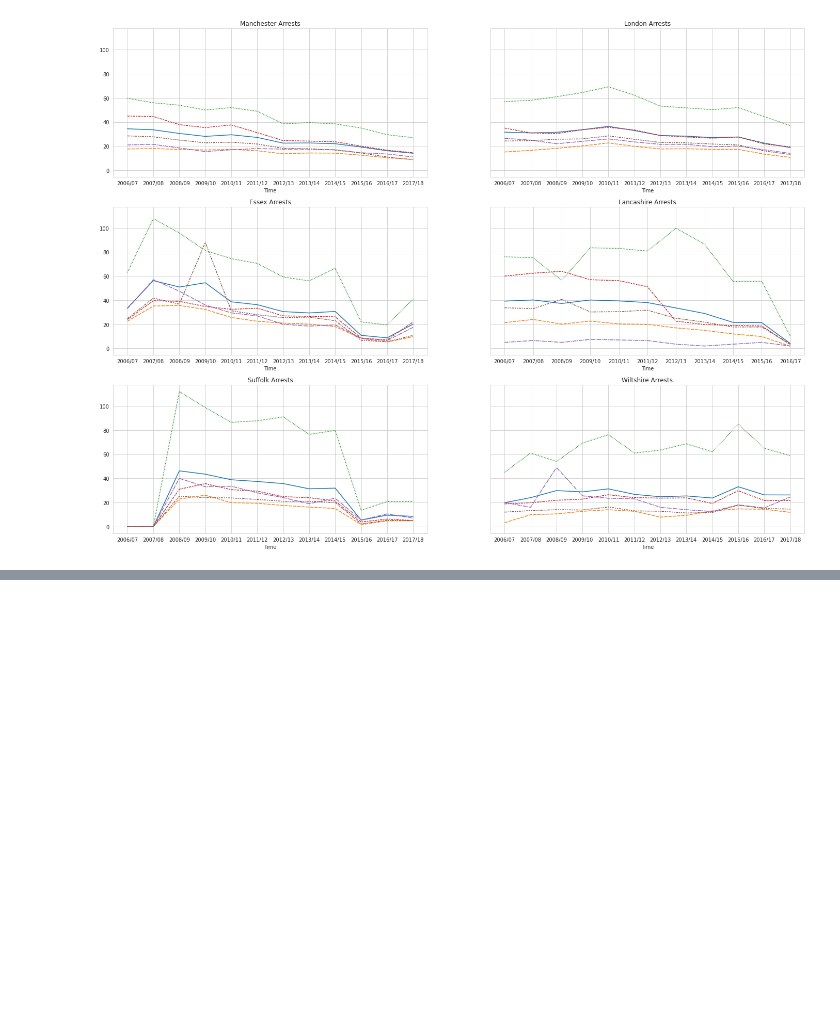
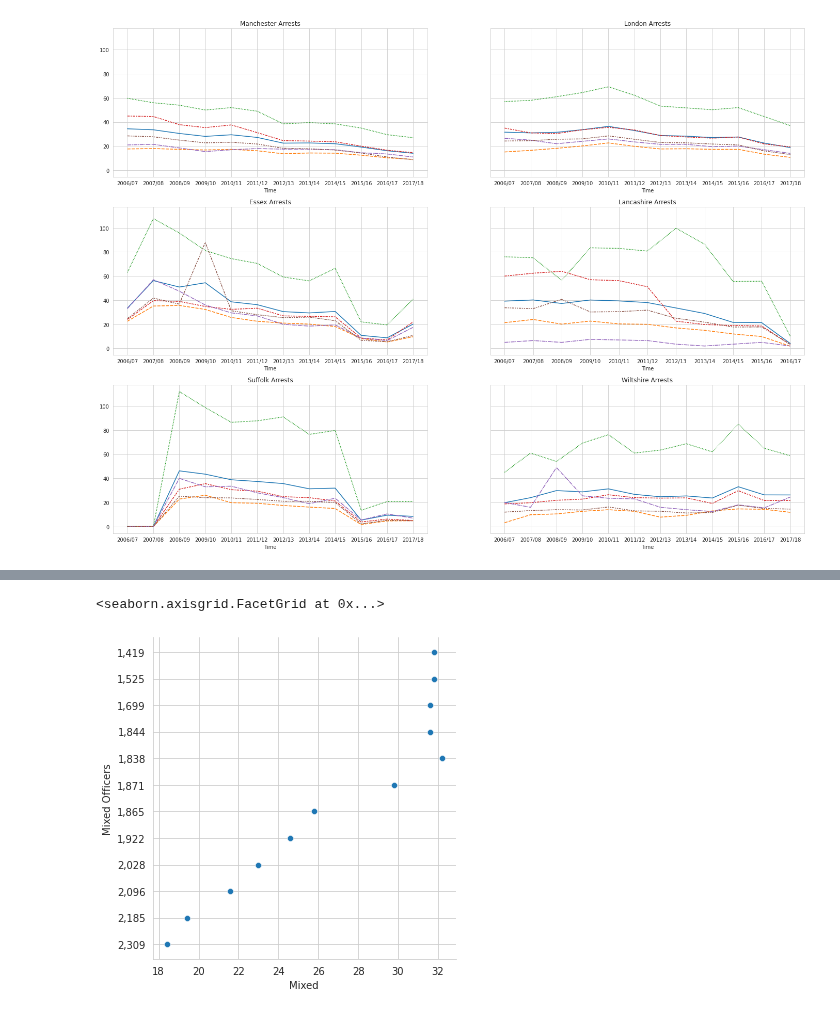
Before and after one commit to ab17254/ce888, a Jupyter notebook: Assignment/preprocessing_assignment1.ipynb, the cells around one changed output, grey strips where cells are left out. Cells and saved outputs as stored; diff of their text form; code cells hidden in the pictures; blank space fills up the shorter version.

```diff
--- a/Assignment/preprocessing_assignment1.ipynb
+++ b/Assignment/preprocessing_assignment1.ipynb
@@ -146,0 +157,12 @@ Text(0.5, 1.0, 'Wiltshire Arrests')
+# %%
+officer_data = officer_data.rename(columns={'Other inc Chinese': 'Other Officers', 'Time': 'Date',
+                                            'White': 'White Officers',
+                                            'Black': 'Black Officers',
+                                            'Asian': 'Asian Officers',
+                                            'Mixed': 'Mixed Officers'})
+# %%
+officer_data = reload_del_index(officer_data).iloc[0:12]
+# %%
+arrest_df_all_re = reload(arrest_df_all)
+# %%
+data_all = pd.concat([arrest_df_all_re, officer_data], axis=1)
@@ -146,0 +185,5 @@ Text(0.5, 1.0, 'Wiltshire Arrests')
+# %%
+sns.relplot(x='Mixed', y='Mixed Officers', data=data_all)
+# %% [output]
+<seaborn.axisgrid.FacetGrid at 0x...>
+[figure, added]
```
Also changed, not shown: parts of 15 cells of this notebook.
